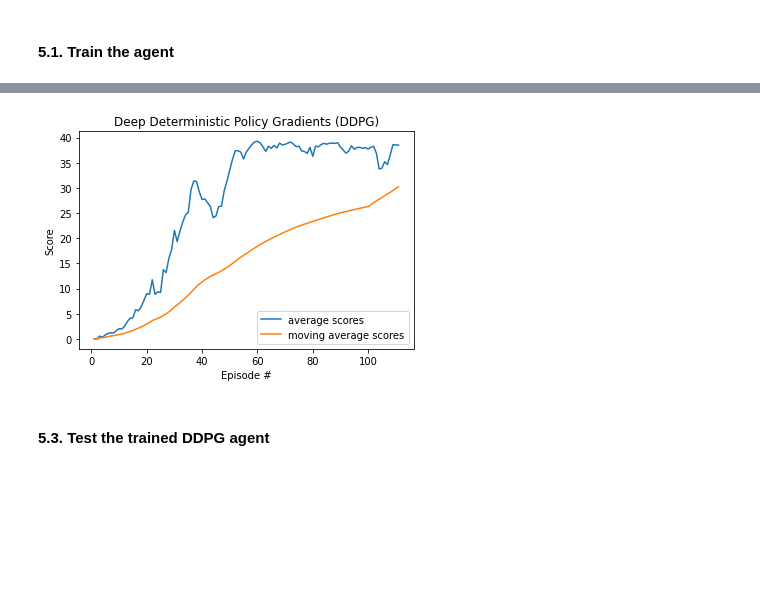
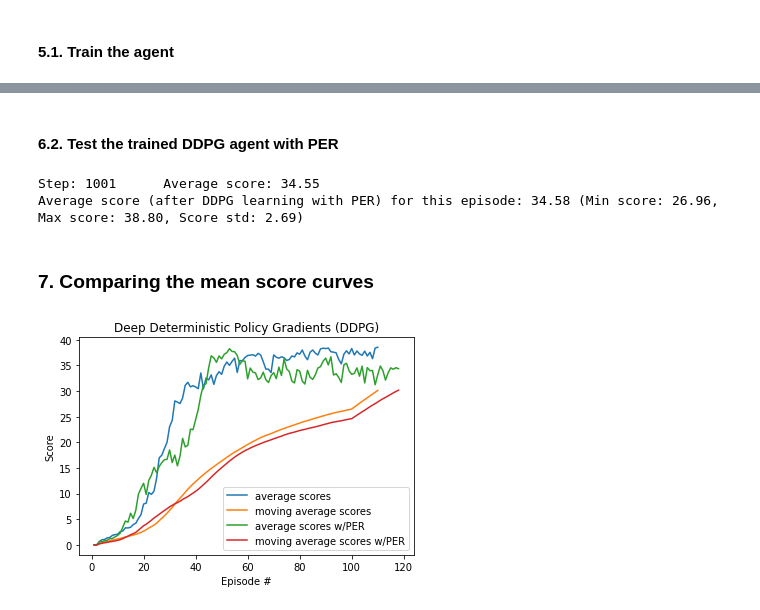
Before and after one commit to zhulingchen/deep-reinforcement-learning, a Jupyter notebook: p2_continuous-control/Continuous_Control.ipynb, the cells around one changed output, grey strips where cells are left out. Drawn from its saved outputs; the diff is of its cells as text; code cells hidden in the pictures; blank space fills up the shorter version.

Commit message:
apply prioritized experience replay to DDPG

```diff
--- a/p2_continuous-control/Continuous_Control.ipynb
+++ b/p2_continuous-control/Continuous_Control.ipynb
@@ -306,0 +308,24 @@ Environment solved in 11 episodes!      Moving average score: 30.22
+# %%
+# load the weights from the saved checkpoint files
+agent_ddpg.actor_local.load_state_dict(torch.load('model_actor_ddpg.pt'))
+agent_ddpg.critic_local.load_state_dict(torch.load('model_critic_ddpg.pt'))
+
+# test the trained agent
+env_info = env.reset(train_mode=False)[brain_name]
+states = env_info.vector_observations
+scores = np.zeros(num_agents)
+step = 0
+while True:
+    step += 1
+    actions = agent_ddpg.act(states, add_noise=False)
+    env_info = env.step(actions)[brain_name]
+    next_states = env_info.vector_observations
+    rewards = env_info.rewards
+    print('\rStep: {}\tAverage score: {:.2f}'.format(step, np.mean(scores)), end="")
+    dones = env_info.local_done
+    states = next_states
+    scores += env_info.rewards
+    if np.any(dones):
+        break
+print('\nAverage score (after DDPG learning) for this episode: {:.2f} (Min score: {:.2f}, Max score: {:.2f}, Score std: {:.2f})'.format(
+    np.mean(scores), np.min(scores), np.max(scores), np.std(scores)))
@@ -306,0 +339,10 @@ Environment solved in 11 episodes!      Moving average score: 30.22
+# %%
+agent_ddpgper = Agent(num_agents, state_size, action_size, random_seed=0, use_per=True)
+
+# print the network summary
+print('Actor network:')
+summary(agent_ddpgper.actor_local, (state_size,))
+print('\nCritic network:')
+summary(agent_ddpgper.critic_local, [(state_size,), (action_size,)])
+
+scores_ddpgper_mean, scores_ddpgper_movingmean = train_ddpg(env, agent_ddpgper, 'model_actor_ddpgper.pt', 'model_critic_ddpgper.pt')
@@ -307,15 +367,48 @@ Environment solved in 11 episodes!      Moving average score: 30.22
+# %% [markdown]
+#### 6.2. Test the trained DDPG agent with PER
+# %%
+# load the weights from the saved checkpoint files
+agent_ddpgper.actor_local.load_state_dict(torch.load('model_actor_ddpgper.pt'))
+agent_ddpgper.critic_local.load_state_dict(torch.load('model_critic_ddpgper.pt'))
+
+# test the trained agent
+env_info = env.reset(train_mode=False)[brain_name]
+states = env_info.vector_observations
+scores = np.zeros(num_agents)
+step = 0
+while True:
+    step += 1
+    actions = agent_ddpgper.act(states, add_noise=False)
+    env_info = env.step(actions)[brain_name]
+    next_states = env_info.vector_observations
+    rewards = env_info.rewards
+    print('\rStep: {}\tAverage score: {:.2f}'.format(step, np.mean(scores)), end="")
+    dones = env_info.local_done
+    states = next_states
+    scores += env_info.rewards
+    if np.any(dones):
+        break
+print('\nAverage score (after DDPG learning with PER) for this episode: {:.2f} (Min score: {:.2f}, Max score: {:.2f}, Score std: {:.2f})'.format(
+    np.mean(scores), np.min(scores), np.max(scores), np.std(scores)))
+# %% [output]
+Step: 1001      Average score: 34.55
+Average score (after DDPG learning with PER) for this episode: 34.58 (Min score: 26.96, Max score: 38.80, Score std: 2.69)
+# %% [markdown]
+### 7. Comparing the mean score curves
 # %%
 plt.figure()
-plt.plot(np.arange(1, len(scores_mean)+1), scores_mean,
+plt.plot(np.arange(1, len(scores_ddpg_mean)+1), scores_ddpg_mean,
          label='average scores')
-plt.plot(np.arange(1, len(scores_movingmean)+1), scores_movingmean,
+plt.plot(np.arange(1, len(scores_ddpg_movingmean)+1), scores_ddpg_movingmean,
          label='moving average scores')
+plt.plot(np.arange(1, len(scores_ddpgper_mean)+1), scores_ddpgper_mean,
+         label='average scores w/PER')
+plt.plot(np.arange(1, len(scores_ddpgper_movingmean)+1), scores_ddpgper_movingmean,
+         label='moving average scores w/PER')
 plt.legend()
 plt.ylabel('Score')
 plt.xlabel('Episode #')
 plt.title('Deep Deterministic Policy Gradients (DDPG)')
 plt.show()
 # %% [output]
-[figure, old version]
+[figure, new version]
-# %% [markdown]
-#### 5.3. Test the trained DDPG agent
```
Also changed, not shown: parts of 12 cells of this notebook, 6 other files.
